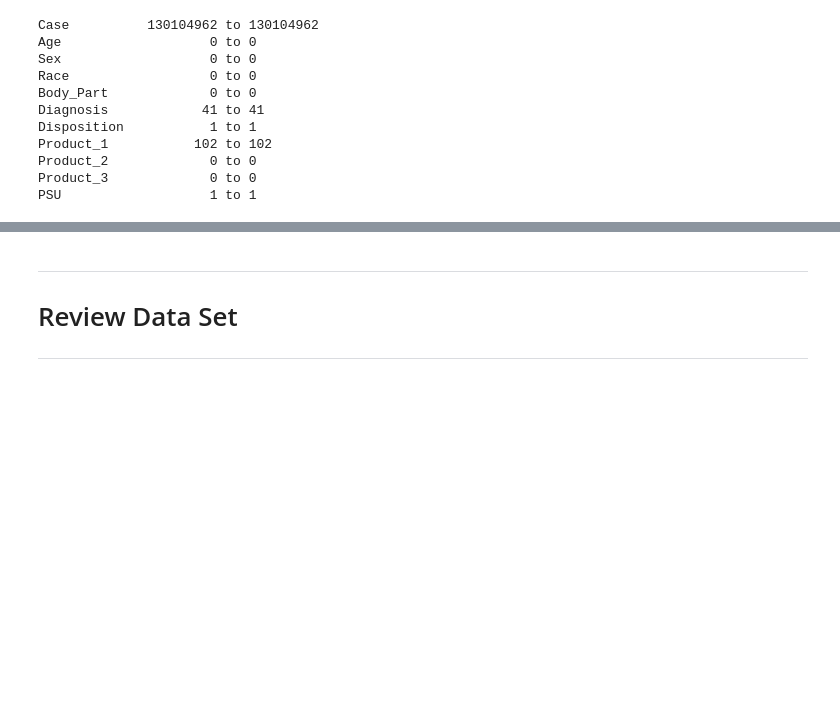
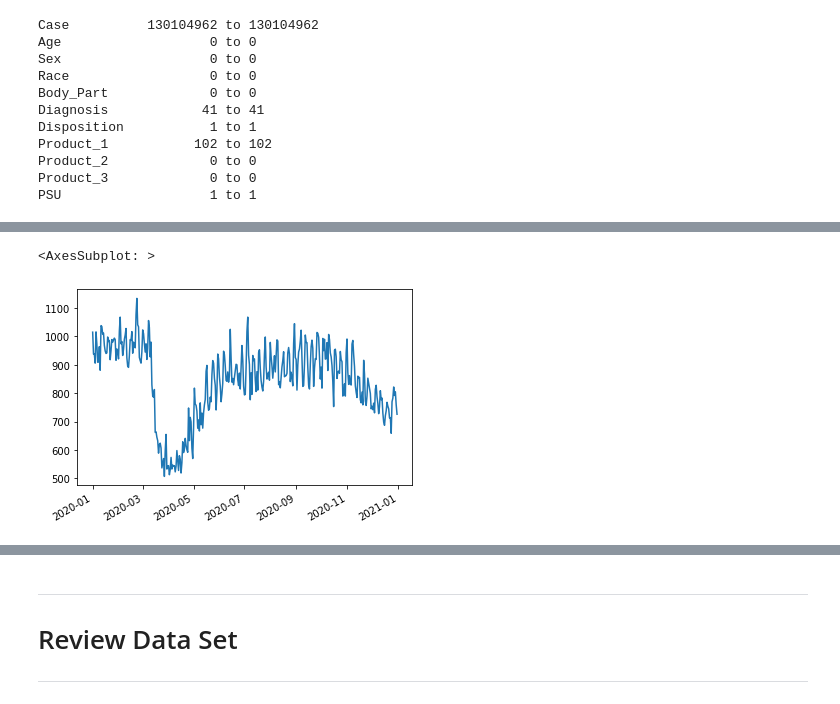
Before and after one commit to tamimcm416/product_injury, a Jupyter notebook: notebooks/DataPrepInjuries.ipynb, the cells around one changed output, grey strips where cells are left out. Cells and saved outputs as stored; diff of their text form; code cells hidden in the pictures; blank space fills up the shorter version.

```diff
--- a/notebooks/DataPrepInjuries.ipynb
+++ b/notebooks/DataPrepInjuries.ipynb
@@ -266,0 +328,7 @@ injuries_df[float_cols] = injuries_df[float_cols].astype('int32')
+# %%
+# Let's take a closer look at the date distributions for 2020 and 2022
+inj_2020_df = injuries_df[injuries_df['Date'].dt.year == 2020].copy()
+inj_2020_df['Date'].value_counts().plot()
+# %% [output]
+<AxesSubplot: >
+[figure, added]
```
Also changed, not shown: parts of 26 cells of this notebook.
